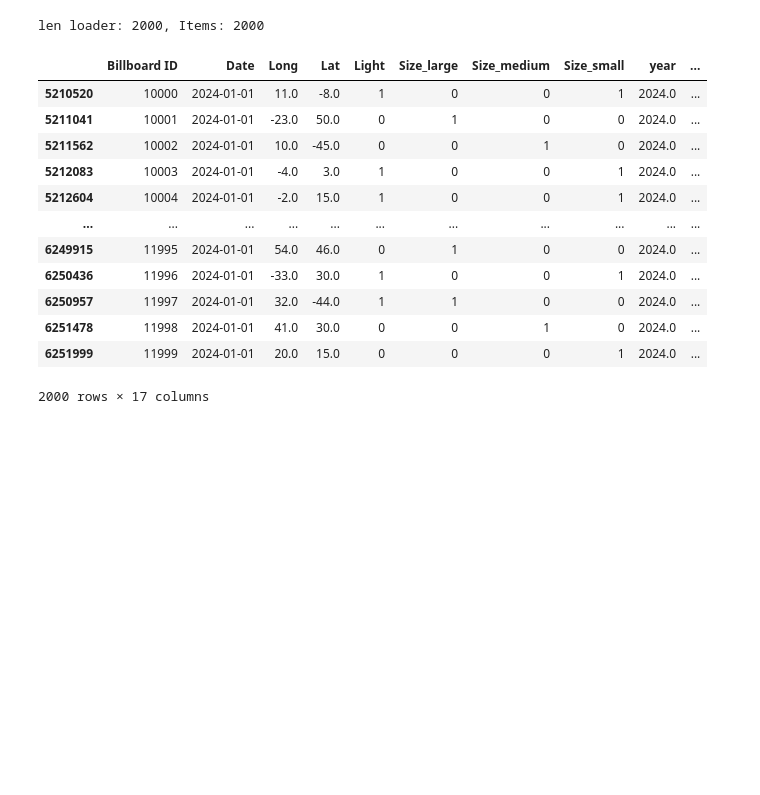
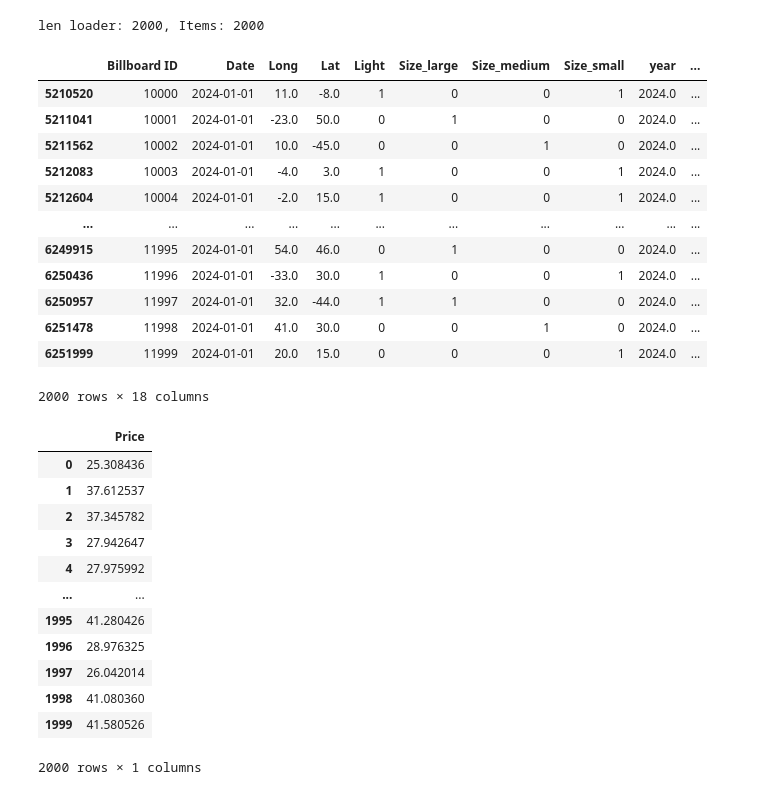
Before and after one commit to emil-ayv/Bootcamp-Final-Project-CAREAWARE, a Jupyter notebook: main_code.ipynb, the cells around one changed output. Drawn from its saved outputs; the diff is of its cells as text; code cells hidden in the pictures; blank space fills up the shorter version.

Commit message:
Adding output_data

```diff
--- a/main_code.ipynb
+++ b/main_code.ipynb
@@ -1045,6 +1150,15 @@ df_predictions
 2000 rows × 17 columns
 # %%
 def get_dls2(df):
+    """
+    Creates and returns a DataLoader for the given DataFrame, assuming all data is either for prediction.
+
+    Args:
+        df (DataFrame): The DataFrame containing features and booking ratio labels.
+
+    Returns:
+        DataLoader: A DataLoader object configured for batch processing of size one, without shuffling.
+    """
     features = ['Long', 'Lat', 'Light', 'Size_large', 'Size_medium', 'Size_small',
                 'year', 'month', 'week_of_year', 'quarter', 'season', 'month_sin', 'month_cos', 'Price']
 
@@ -1063,6 +1177,16 @@ def get_dls2(df):
     return loader
 # %%
 def best_revenue(data, price_range):
+      """
+      Evaluates the best possible prices to maximize revenue based on a predictive model and a specified price range.
+
+      Args:
+            data (DataFrame): The dataset containing features for prediction.
+            price_range (numpy array): An array of normalized price values to test for revenue optimization.
+
+      Returns:
+            tuple: Two numpy arrays containing the optimal prices and booking ratios that maximize revenue for each data point.
+      """
       model.load_state_dict(torch.load('saved_models/main_5(2)_best_model.pth'))
       model.eval()
 
@@ -1113,7 +1237,7 @@ def best_revenue(data, price_range):
 
 
 
-price_range = np.linspace(start=0, stop=1, num=2000)
+price_range = np.linspace(start=0, stop=1, num=3000)
 
 best_prices, best_ratios = best_revenue(df_predictions, price_range)
 # %% [output]
@@ -1123,6 +1247,8 @@ df_predictions['Price'] = best_prices
 df_predictions['Booking Ratio'] = best_ratios
 
 df_predictions[columns_to_scale] = scaler_cols.inverse_transform(df_predictions[columns_to_scale])
+df_predictions['Max Revenue'] = df_predictions['Price'] * df_predictions['Booking Ratio'] * 7
+
 df_predictions
 # %% [output]
 |  | Billboard ID | Date | Long | Lat | Light | Size_large | Size_medium | Size_small | year | ... |
@@ -1137,4 +1263,21 @@ df_predictions
 | 6250957 | 11997 | 2024-01-01 | 32.0 | -44.0 | 1 | 1 | 0 | 0 | 2024.0 | ... |
 | 6251478 | 11998 | 2024-01-01 | 41.0 | 30.0 | 0 | 0 | 1 | 0 | 2024.0 | ... |
 | 6251999 | 11999 | 2024-01-01 | 20.0 | 15.0 | 0 | 0 | 0 | 1 | 2024.0 | ... |
-2000 rows × 17 columns
+2000 rows × 18 columns
+# %%
+output_benchmarked_data = pd.DataFrame(df_predictions.iloc[:, -3]).reset_index(drop=True)
+output_benchmarked_data
+# %% [output]
+|  | Price |
+| 0 | 25.308436 |
+| 1 | 37.612537 |
+| 2 | 37.345782 |
+| 3 | 27.942647 |
+| 4 | 27.975992 |
+| ... | ... |
+| 1995 | 41.280426 |
+| 1996 | 28.976325 |
+| 1997 | 26.042014 |
+| 1998 | 41.080360 |
+| 1999 | 41.580526 |
+2000 rows × 1 columns
```
Also changed, not shown: parts of 17 cells of this notebook, 1 other file.
